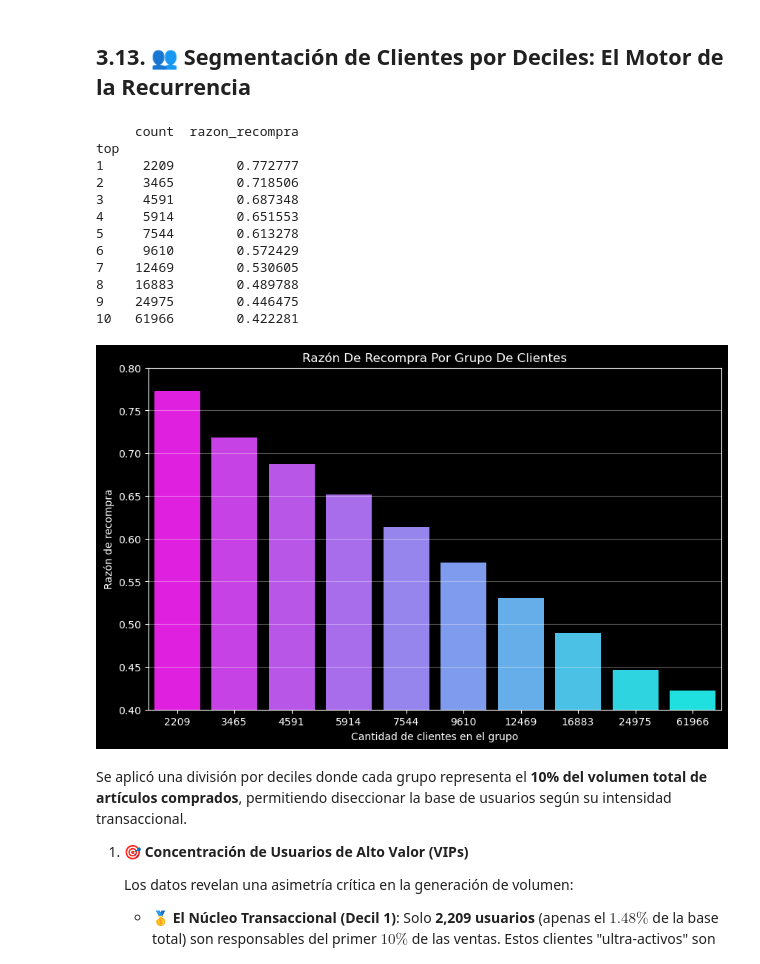
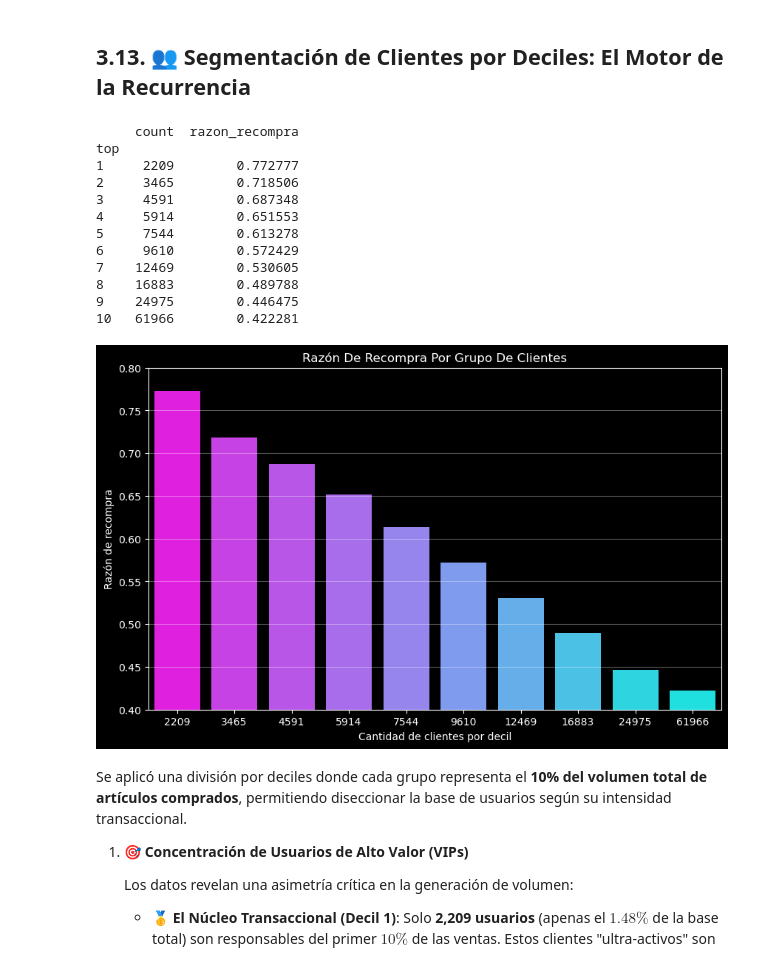
Before and after one commit to DavidVaAc/instacart-market-basket-analysis, a Jupyter notebook: notebooks/instacart_eda_analysis.ipynb, the cells around one changed output. Drawn from its saved outputs; the diff is of its cells as text; code cells hidden in the pictures.

```diff
--- a/notebooks/instacart_eda_analysis.ipynb
+++ b/notebooks/instacart_eda_analysis.ipynb
@@ -1207,35 +1207,35 @@ for indice in rank_clients_reord.index.values:
 rank_clients_reord['razon_recompra'] = razon_recompra
 print(rank_clients_reord)
 
 # Gráficamos la razón de recompra para cada grupo de 'top'.
 plt.figure(figsize=(10,6))
 sns.barplot(data=rank_clients_reord,
             x='count',
             y='razon_recompra',
             hue='razon_recompra',
             palette='cool',
             legend=False
             )
 plt.ylim(0.4, 0.8)
 plt.grid(axis='y', alpha=0.35)
 plt.title('Razón de recompra por grupo de clientes'.title())
-plt.xlabel('Cantidad de clientes en el grupo')
+plt.xlabel('Cantidad de clientes por decil')
 plt.ylabel('Razón de recompra')
 plt.show()
 # %% [output]
      count  razon_recompra
 top
 1     2209        0.772777
 2     3465        0.718506
 3     4591        0.687348
 4     5914        0.651553
 5     7544        0.613278
 6     9610        0.572429
 7    12469        0.530605
 8    16883        0.489788
 9    24975        0.446475
 10   61966        0.422281
-[figure, old version]
+[figure, new version]
 # %% [markdown]
 Se aplicó una división por deciles donde cada grupo representa el **10% del volumen total de artículos comprados**, permitiendo diseccionar la base de usuarios según su intensidad transaccional.
 
```
Also changed, not shown: parts of 1 cell of this notebook, 3 other files.
